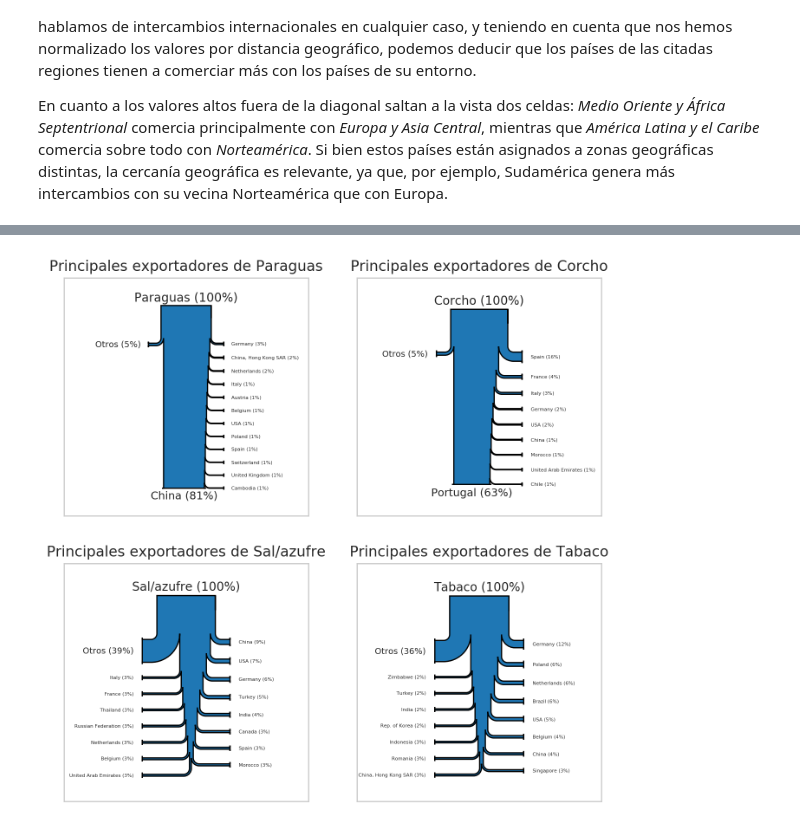
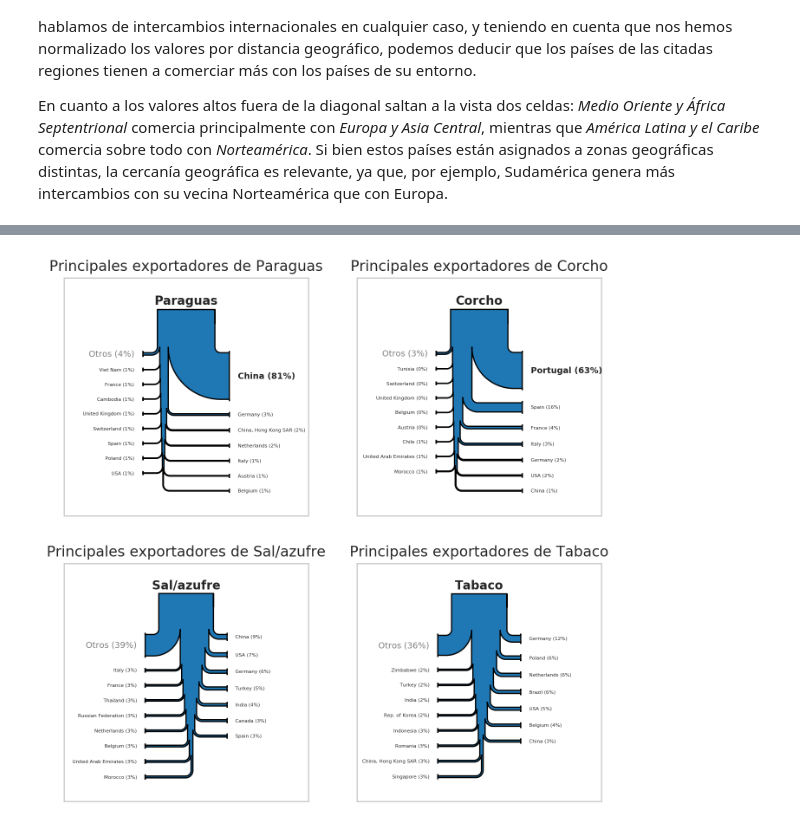
Before and after one commit to srayuso/dsuah-comtrade, a Jupyter notebook: Python-PEC1.ipynb, the cells around one changed output, grey strips where cells are left out. Drawn from its saved outputs; the diff is of its cells as text; code cells hidden in the pictures.

```diff
--- a/Python-PEC1.ipynb
+++ b/Python-PEC1.ipynb
@@ -343,0 +337,16 @@ else:
+# %%
+
+if get_data_from_API:
+    # la escritura a disco permite usar el fichero como caché para reiniciar los cálculos sin descargar todo de nuevo
+    df.to_csv("trade2015.csv", index=False)
+else:
+    # para facilitar la evaluación del notebook, el fichero anterior está comprimido en ZIP y alojado en Github
+    # en este caso, descargamos y descomprimimos en memoria, sin ficheros intermedios
+    # el ZIP ocupa 16 MB aprox.
+    with urlopen(tradefile_github) as zipresp:
+        with ZipFile(BytesIO(zipresp.read())) as zfile:
+            unzipped = zfile.read("trade2015.csv")
+            df = pd.read_csv(BytesIO(unzipped))
+            commodity_codes = pd.unique(df['CommodityCode'])
+            descriptions = [df[df['CommodityCode'] == code].iloc[0]['Description']  for code in commodity_codes]
+            commodities = pd.DataFrame({"Code": commodity_codes, "Description": descriptions})
@@ -464,7 +492,8 @@ if get_data_from_API:
                               'Lon': lons})
     countries.to_csv("wb_countries_metadata.csv", index=False)
 else:
-    countries = pd.read_csv("wb_countries_metadata.csv")
+    countries_resp = rq.get(metadatafile_github)
+    countries = pd.read_csv(StringIO(countries_resp.text))
 
 countries.head()
 # %% [output]
@@ -576,43 +630,38 @@ plot_commodities = {
 }
 
 i = 0
-
 fig = plt.figure(figsize=(8, 8), dpi=200)
 
 for code, title in plot_commodities.items():
     i = i+1
 
+    # extraemos los datos del producto
+    # incluso para productos muy monopolizados, lo normal es que haya más de 100 países productores, así que
+    # limitamos el número de países a los 15 primeros y agrupamos el resto en "Otros"
+
     comm_summary = grp_by_cat[grp_by_cat['Code'] == code].sort_values(by="TradeValuePercent", ascending=False)
     comm_summary['TradeValueCumulative'] = comm_summary.cumsum()['TradeValuePercent']
-    comm_summary = comm_summary[comm_summary['TradeValueCumulative'] < 0.95]
-    if comm_summary.shape[0] > 15:
-        comm_summary = comm_summary.iloc[0:15]
+    comm_summary = comm_summary.iloc[0:15]
 
-        flows = list([100])
-        flows.extend(-(comm_summary['TradeValuePercent'].values * 100))
-        flows.append(-(sum(flows)))
+    # configuramos los porcentajes de cada flujo del Sankey:
+    # - el producto es el input del Sankey y siempre es 100
+    # - cada país es un output, así que tiene un valor negativo igual a su porcentaje
+    # - "Otros" es también negativo y se calcula para que todos los flujos (inputs+outputs) sea cero
+    flows = list([100])
+    flows.extend(-(comm_summary['TradeValuePercent'].values * 100))
+    flows.append(-(sum(flows)))
 
-        labels = list([title])
-        labels.extend(comm_summary['Source'].values)
-        labels.append("Otros")
-        labels = ["{0} ({1:.0f}%)".format(l, abs(f)) for l, f in zip(labels, flows)]
+    # mostramos las etiquetas como "País (porcentaje %)"; el objeto Sankey puede mostrar
+    # números en las etiquetas pero es menos configurable
+    labels = list([title])
+    labels.extend(comm_summary['Source'].values)
+    labels.append("Otros")
+    labels = ["{0} ({1:.0f}%)".format(l, abs(f)) for l, f in zip(labels, flows)]
 
-        orientations = list([0])
-        orientations.extend([1] * ((comm_summary.shape[0] //2)+1))
-        orientations.extend([-1] * (len(flows)-len(orientations)))
-    else:
-        flows = list([100])
-        flows.extend(-(comm_summary['TradeValuePercent'].values * 100))
-        flows.append(-(sum(flows)))
-
-        labels = list([title])
-        labels.extend(comm_summary['Source'].values)
-        labels.append("Otros")
-        labels = ["{0} ({1:.0f}%)".format(l, abs(f)) for l, f in zip(labels, flows)]
-
-        orientations = list([0, 0])
-        orientations.extend([1] * (comm_summary.shape[0]-1))
-        orientations.append(-1)
+    # orientamos las flechas a derecha e izquierda para hacer el sankey más legible
+    orientations = list([0])
+    orientations.extend([1] * (comm_summary.shape[0] //2))
+    orientations.extend([-1] * (len(flows)-len(orientations)))
 
 
     ax = fig.add_subplot(2, 2, i, xticks=[], yticks=[], title="Principales exportadores de " + title)
@@ -623,17 +672,31 @@ for code, title in plot_commodities.items():
                rotation=270)
     diagrams = sankey.finish();
 
+    # configuración de etiquetas
+    for j in range(0,len(labels)):
+        # etiquetas pequeñas por defecto
+        diagrams[0].texts[j].set_size(4)
 
-    for j in range(1,len(labels)):
+        # alineamos al final de las flechas
         if(diagrams[0].angles[j] == 4):
             diagrams[0].texts[j].set_ha('left')
         else:
             diagrams[0].texts[j].set_ha('right')
+
+        # coloreamos "Otros" en gris y agrandamos
         if (j == len(labels)-1):
             diagrams[0].texts[j].set_size(7)
-        else:
-            diagrams[0].texts[j].set_size(4)
-        if j == 1 and len(flows)<16:
-            diagrams[0].texts[j].set_size(9)
+            diagrams[0].texts[j].set_color("grey")
+
+        # tratamos la etiqueta del producto de manera especial
+        if j == 0:
+            diagrams[0].texts[j].set_size(10)
             diagrams[0].texts[j].set_ha('center')
+            diagrams[0].texts[j].set_text(title)
+            diagrams[0].texts[j].set_weight('bold')
+
+        # resaltamos los principales productores
+        if diagrams[0].flows[j] < -50:
+            diagrams[0].texts[j].set_size(7)
+            diagrams[0].texts[j].set_weight('bold')
 # %% [output]
@@ -644 +703 @@ for code, title in plot_commodities.items():
-[figure, old version]
+[figure, new version]
```
Also changed, not shown: parts of 50 cells of this notebook, 1 other file.
